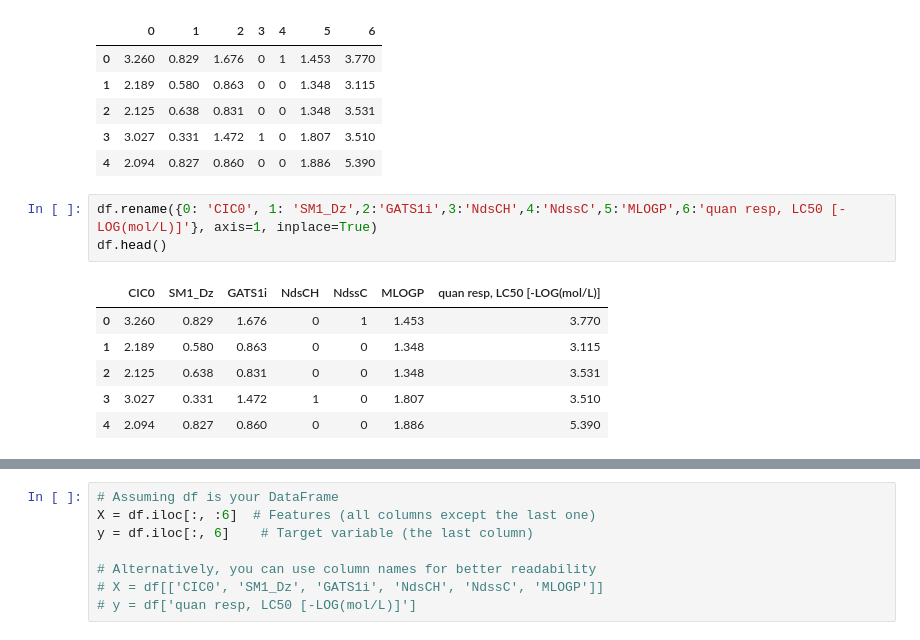
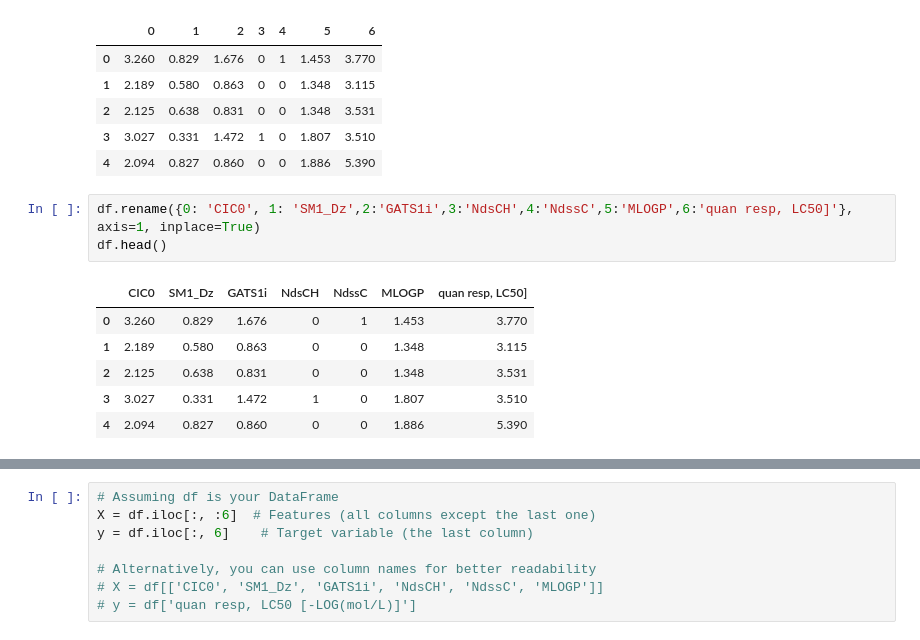
Before and after one commit to IshanThapa/Drug_EDA, a Jupyter notebook: notebooks/model_training.ipynb, the cells around one changed output, grey strips where cells are left out. Drawn from its saved outputs; the diff is of its cells as text.

```diff
--- a/notebooks/model_training.ipynb
+++ b/notebooks/model_training.ipynb
@@ -18,10 +18,10 @@ df.head(5)
 | 3 | 3.027 | 0.331 | 1.472 | 1 | 0 | 1.807 | 3.510 |
 | 4 | 2.094 | 0.827 | 0.860 | 0 | 0 | 1.886 | 5.390 |
 # %%
-df.rename({0: 'CIC0', 1: 'SM1_Dz',2:'GATS1i',3:'NdsCH',4:'NdssC',5:'MLOGP',6:'quan resp, LC50 [-LOG(mol/L)]'}, axis=1, inplace=True)
+df.rename({0: 'CIC0', 1: 'SM1_Dz',2:'GATS1i',3:'NdsCH',4:'NdssC',5:'MLOGP',6:'quan resp, LC50]'}, axis=1, inplace=True)
 df.head()
 # %% [output]
-|  | CIC0 | SM1_Dz | GATS1i | NdsCH | NdssC | MLOGP | quan resp, LC50 [-LOG(mol/L)] |
+|  | CIC0 | SM1_Dz | GATS1i | NdsCH | NdssC | MLOGP | quan resp, LC50] |
 | 0 | 3.260 | 0.829 | 1.676 | 0 | 1 | 1.453 | 3.770 |
 | 1 | 2.189 | 0.580 | 0.863 | 0 | 0 | 1.348 | 3.115 |
 | 2 | 2.125 | 0.638 | 0.831 | 0 | 0 | 1.348 | 3.531 |
```
Also changed, not shown: parts of 1 cell of this notebook, 3 other files.
